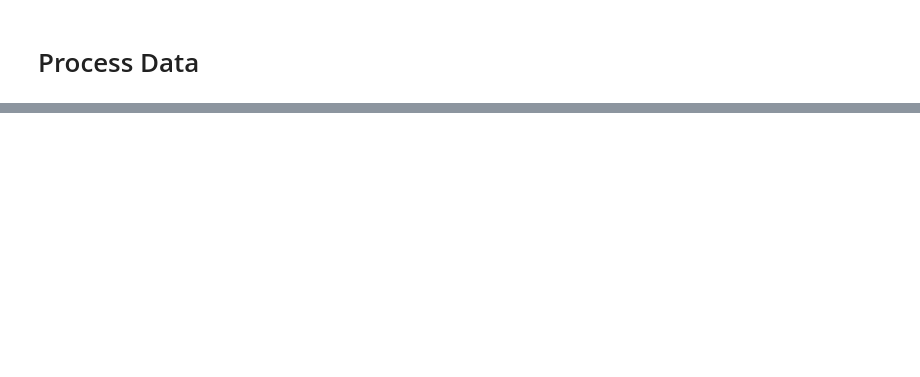
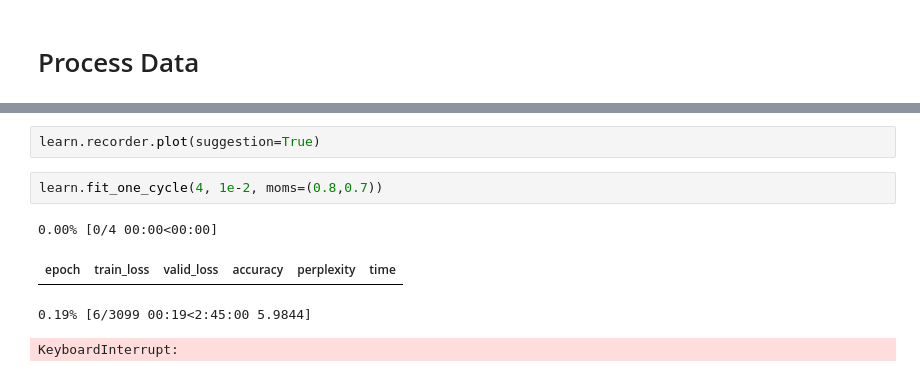
Before and after one commit to albergar2/fastai-project, a Jupyter notebook: homework/hw4.ipynb, the cells around one changed output, grey strips where cells are left out. Saved outputs shown, nothing was run; the diff lists cells and outputs as text; blank space fills up the shorter version.

```diff
--- a/homework/hw4.ipynb
+++ b/homework/hw4.ipynb
@@ -133,0 +118,9 @@ The new book The Strategy of Malcolm Sargent = =
+# %%
+learn.recorder.plot(suggestion=True)
+# %%
+learn.fit_one_cycle(4, 1e-2, moms=(0.8,0.7))
+# %% [output]
+0.00% [0/4 00:00<00:00]
+| epoch | train_loss | valid_loss | accuracy | perplexity | time |
+0.19% [6/3099 00:19<2:45:00 5.9844]
+KeyboardInterrupt:
```
Also changed, not shown: parts of 16 cells of this notebook, 1 other file.
